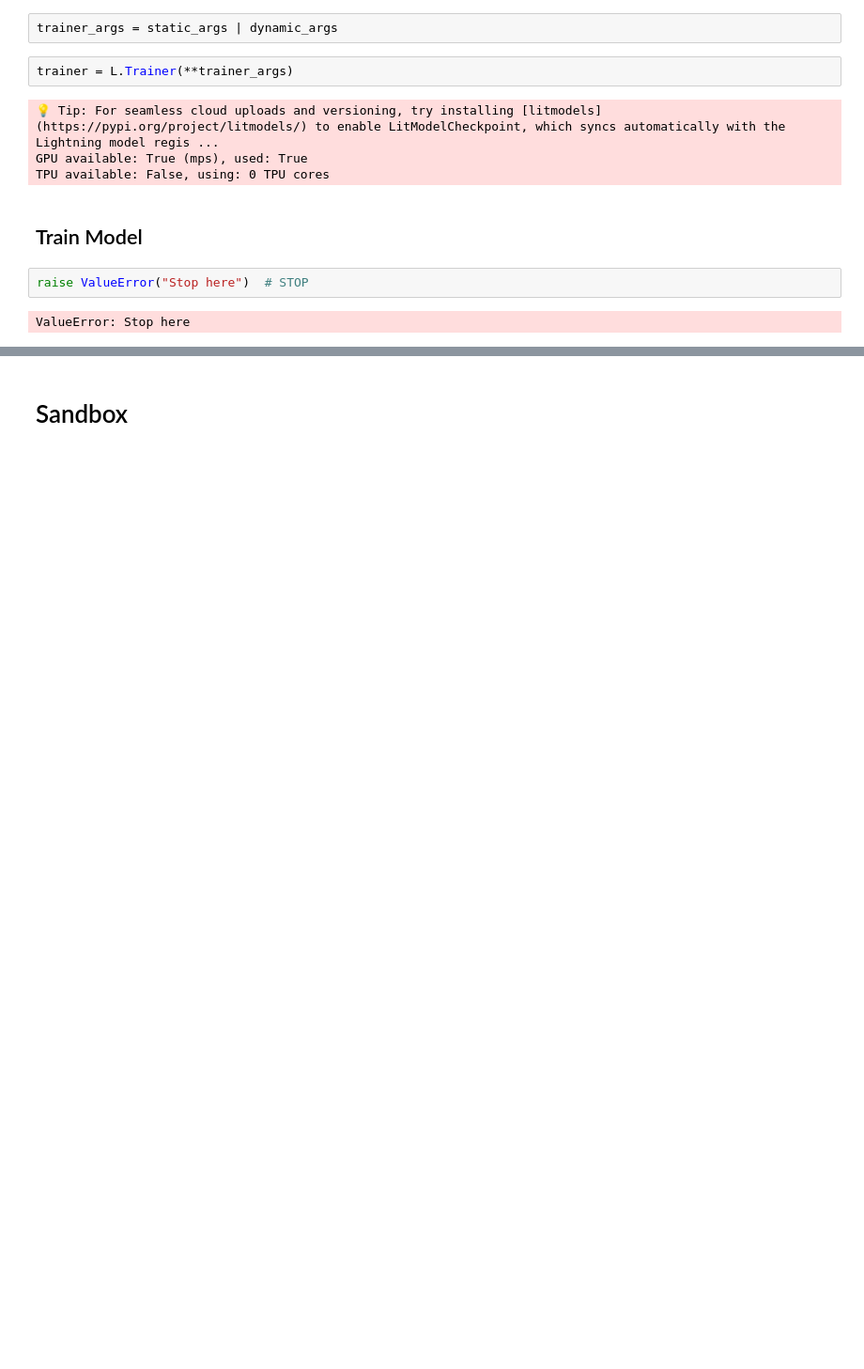
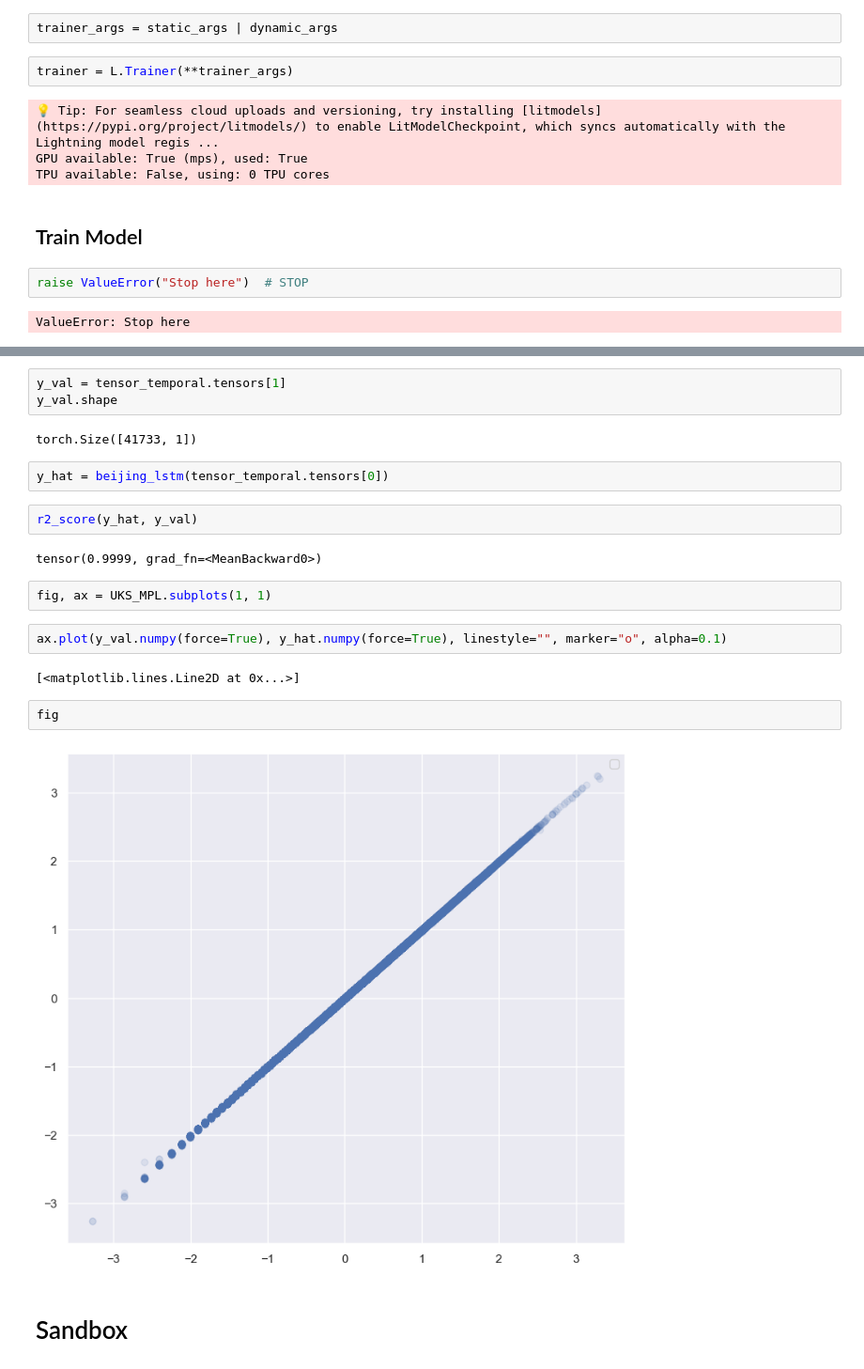
Before and after one commit to akseldkw07/kret_projects, a Jupyter notebook: projects/beijing/run-beijing.ipynb, the cells around one changed output, grey strips where cells are left out. Shown at 94% size. Saved outputs shown, nothing was run; the diff lists cells and outputs as text; blank space fills up the shorter version.

Commit message:
Beijing-done Modified: - beijing_datamodule.py - beijing_models.py - run-beijing.ipynb

```diff
--- a/projects/beijing/run-beijing.ipynb
+++ b/projects/beijing/run-beijing.ipynb
@@ -152,2 +182,23 @@ Epoch 4, global step 2610: 'val_loss' was not in top 1
+# %%
+y_val = tensor_temporal.tensors[1]
+y_val.shape
+# %% [output]
+torch.Size([41733, 1])
+# %%
+y_hat = beijing_lstm(tensor_temporal.tensors[0])
+# %%
+r2_score(y_hat, y_val)
+# %% [output]
+tensor(0.9999, grad_fn=<MeanBackward0>)
+# %%
+fig, ax = UKS_MPL.subplots(1, 1)
+# %%
+ax.plot(y_val.numpy(force=True), y_hat.numpy(force=True), linestyle="", marker="o", alpha=0.1)
+# %% [output]
+[<matplotlib.lines.Line2D at 0x...>]
+# %%
+fig
+# %% [output]
+[figure, added]
 # %% [markdown]
 # Sandbox
```
Also changed, not shown: parts of 6 cells of this notebook, 2 other files.
